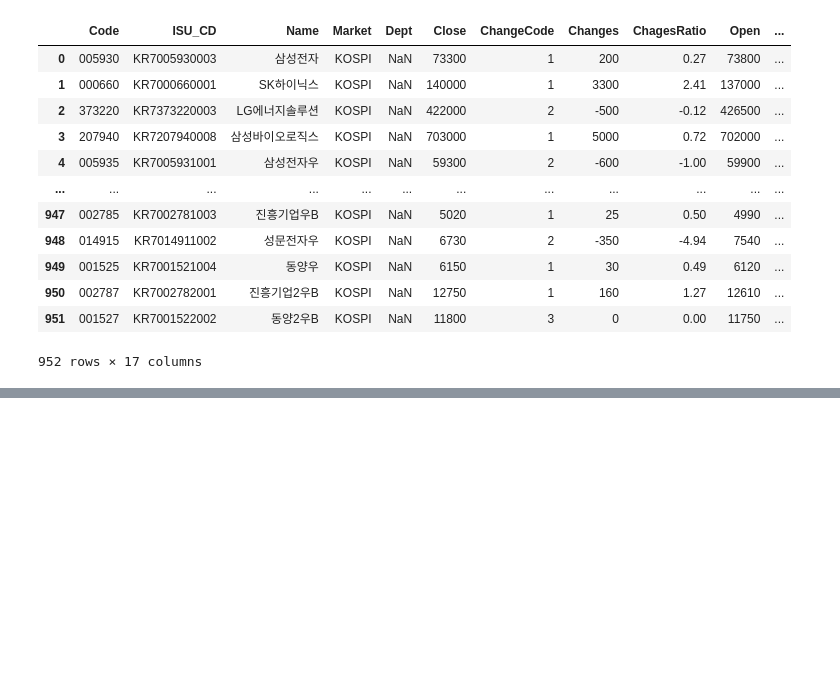
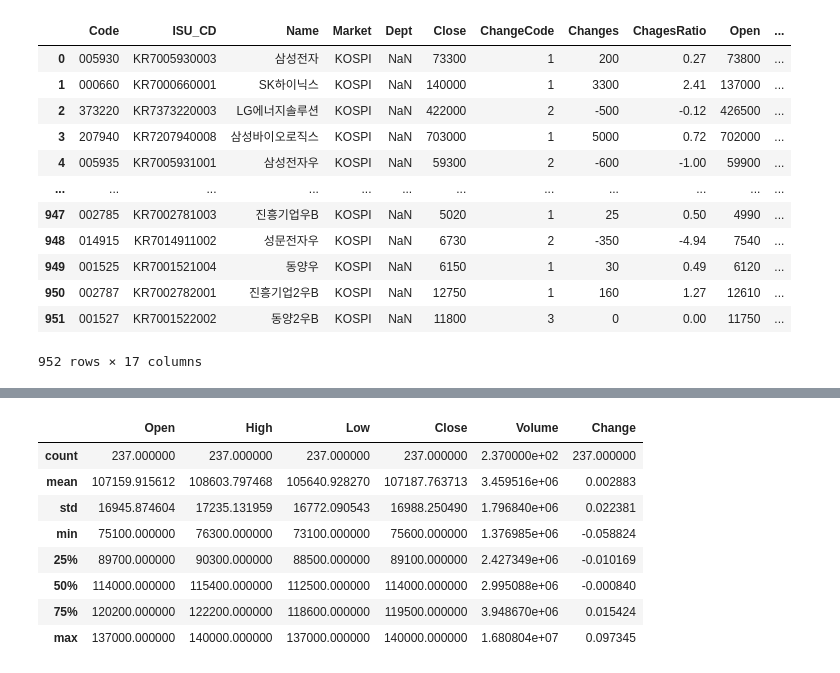
Before and after one commit to tnounwy21/ML-23-2-, a Jupyter notebook: 금융_데이터_불러오기.ipynb, the cells around one changed output, grey strips where cells are left out. Cells and saved outputs as stored; diff of their text form; code cells hidden in the pictures; blank space fills up the shorter version.

```diff
--- a/금융_데이터_불러오기.ipynb
+++ b/금융_데이터_불러오기.ipynb
@@ -118,3 +118,6 @@ pd.read_csv("kospi.csv")
 | 950 | 002787 | KR7002782001 | 진흥기업2우B | KOSPI | NaN | 12750 | 1 | 160 | 1.27 | 12610 | ... |
 | 951 | 001527 | KR7001522002 | 동양2우B | KOSPI | NaN | 11800 | 3 | 0 | 0.00 | 11750 | ... |
 952 rows × 17 columns
+# %%
+df1= fdr.DataReader("000660", "2023")
+df1.tail()
@@ -120,0 +132,12 @@ pd.read_csv("kospi.csv")
+# %%
+df1.describe()
+# %% [output]
+|  | Open | High | Low | Close | Volume | Change |
+| count | 237.000000 | 237.000000 | 237.000000 | 237.000000 | 2.370000e+02 | 237.000000 |
+| mean | 107159.915612 | 108603.797468 | 105640.928270 | 107187.763713 | 3.459516e+06 | 0.002883 |
+| std | 16945.874604 | 17235.131959 | 16772.090543 | 16988.250490 | 1.796840e+06 | 0.022381 |
+| min | 75100.000000 | 76300.000000 | 73100.000000 | 75600.000000 | 1.376985e+06 | -0.058824 |
+| 25% | 89700.000000 | 90300.000000 | 88500.000000 | 89100.000000 | 2.427349e+06 | -0.010169 |
+| 50% | 114000.000000 | 115400.000000 | 112500.000000 | 114000.000000 | 2.995088e+06 | -0.000840 |
+| 75% | 120200.000000 | 122200.000000 | 118600.000000 | 119500.000000 | 3.948670e+06 | 0.015424 |
+| max | 137000.000000 | 140000.000000 | 137000.000000 | 140000.000000 | 1.680804e+07 | 0.097345 |
```
Also changed, not shown: parts of 1 cell of this notebook.
